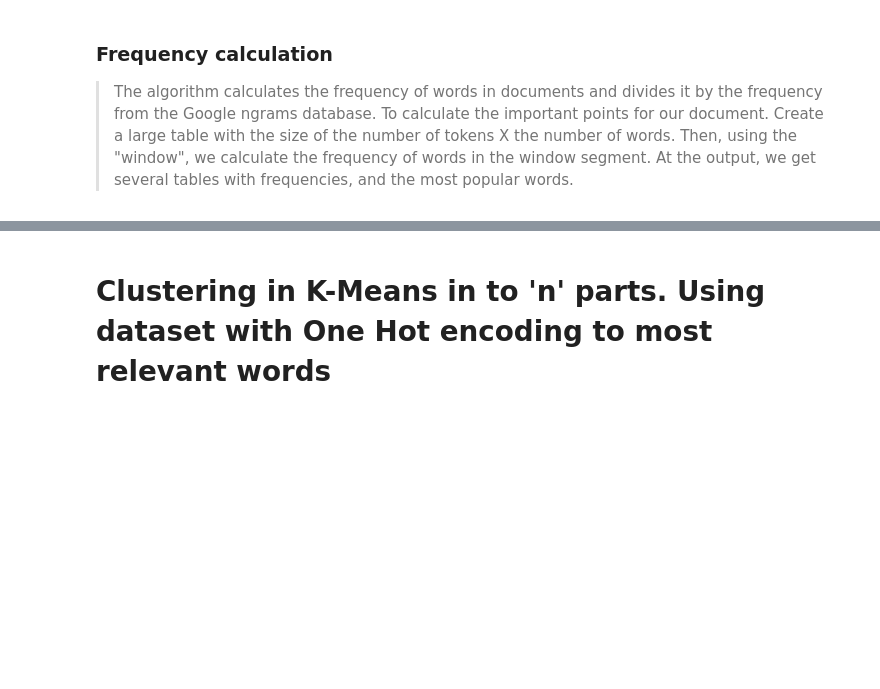
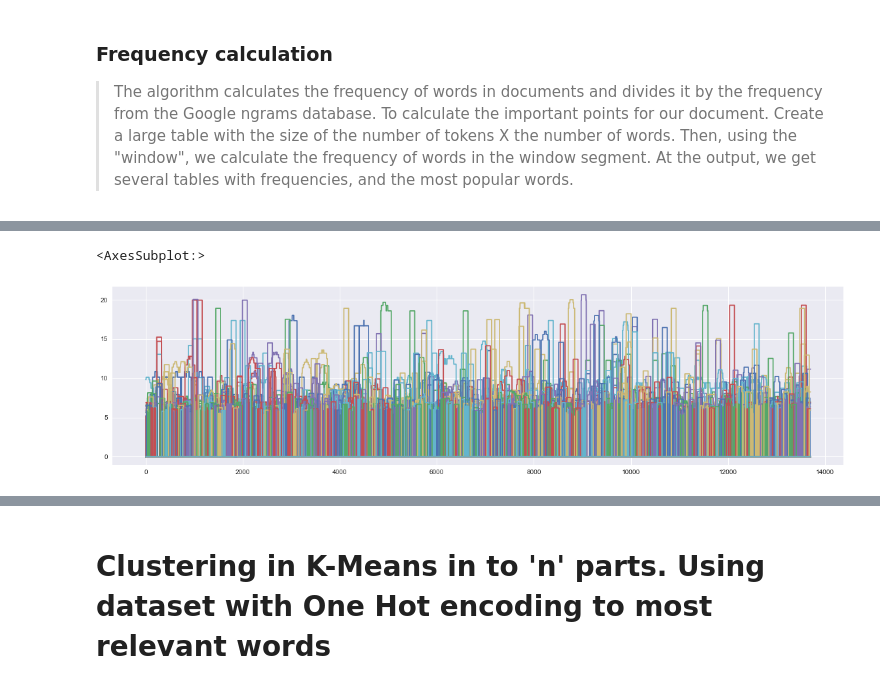
Before and after one commit to Otnielush/Info-retrieval, a Jupyter notebook: part1/Part1.ipynb, the cells around one changed output, grey strips where cells are left out. Saved outputs shown, nothing was run; the diff lists cells and outputs as text; code cells hidden in the pictures; blank space fills up the shorter version.

```diff
--- a/part1/Part1.ipynb
+++ b/part1/Part1.ipynb
@@ -61,3 +73,8 @@ data[0]['app_freq'].plot(figsize=(20, 5), legend=None)
+# %%
+data[0]['app_freq_f'].plot(figsize=(20, 5), legend=None)
+# %% [output]
+<AxesSubplot:>
+[figure, added]
 # %%
 data[0]['app_freq'].round(3)
 # %% [output]
```
Also changed, not shown: parts of 38 cells of this notebook, 7 other files.
